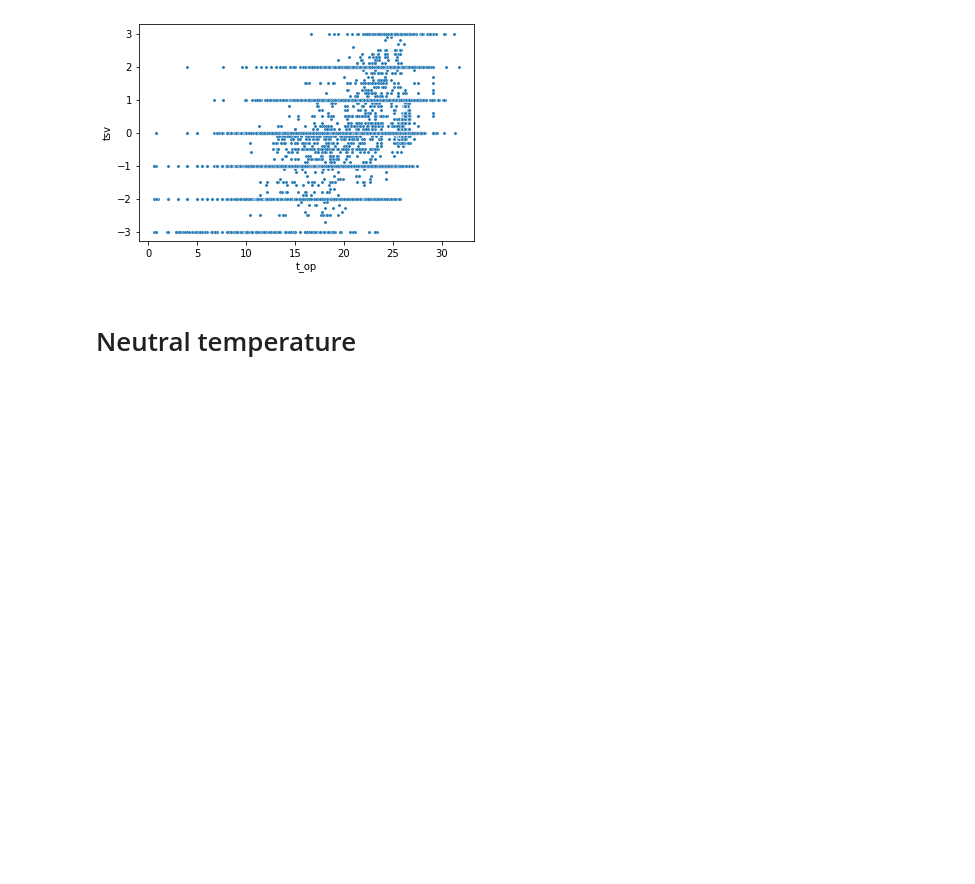
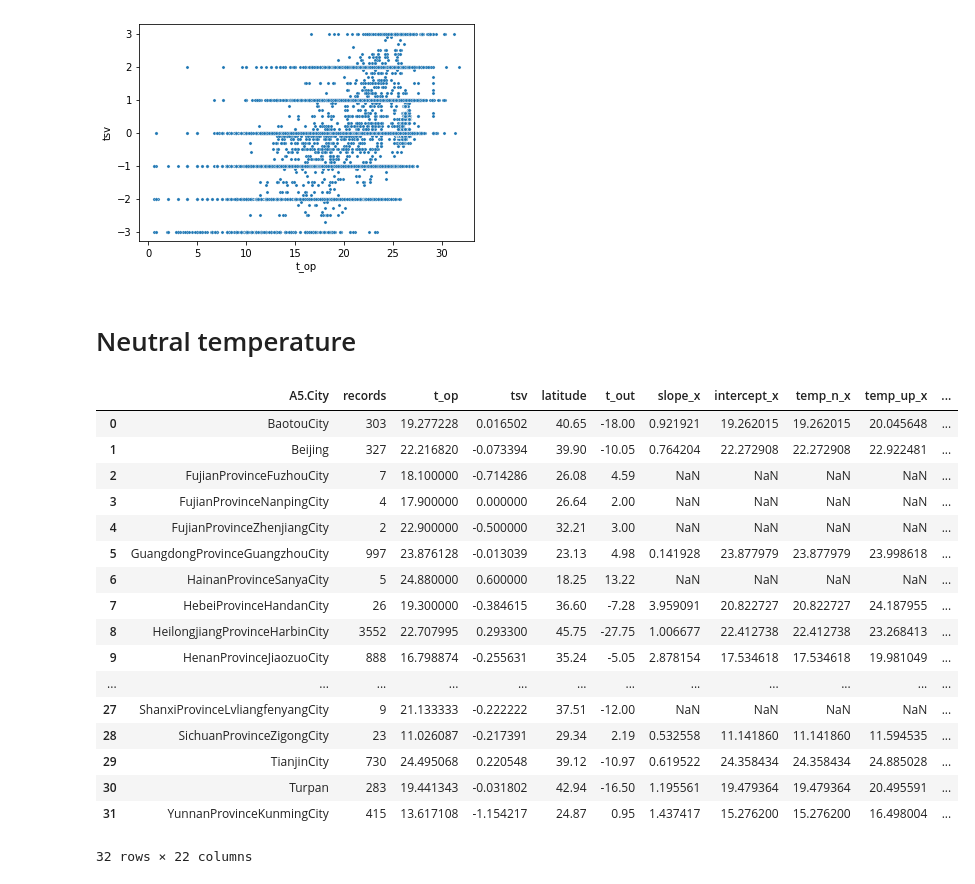
Before and after one commit to ruijis/RD_comfort, a Jupyter notebook: explore.ipynb, the cells around one changed output. Drawn from its saved outputs; the diff is of its cells as text; code cells hidden in the pictures; blank space fills up the shorter version.

```diff
--- a/explore.ipynb
+++ b/explore.ipynb
@@ -238,6 +321,27 @@ df_heating_city = df_heating_city.merge(results_df, left_on='A5.City', right_ind
 # %%
 # using griffith method to estimate temp_n
 df_heating_city['temp_n_grif'] = df_heating_city['t_op'] + (0 - df_heating_city['tsv'])/4.0
+# %%
+df_heating_city
+# %% [output]
+|  | A5.City | records | t_op | tsv | latitude | t_out | slope_x | intercept_x | temp_n_x | temp_up_x | ... |
+| 0 | BaotouCity | 303 | 19.277228 | 0.016502 | 40.65 | -18.00 | 0.921921 | 19.262015 | 19.262015 | 20.045648 | ... |
+| 1 | Beijing | 327 | 22.216820 | -0.073394 | 39.90 | -10.05 | 0.764204 | 22.272908 | 22.272908 | 22.922481 | ... |
+| 2 | FujianProvinceFuzhouCity | 7 | 18.100000 | -0.714286 | 26.08 | 4.59 | NaN | NaN | NaN | NaN | ... |
+| 3 | FujianProvinceNanpingCity | 4 | 17.900000 | 0.000000 | 26.64 | 2.00 | NaN | NaN | NaN | NaN | ... |
+| 4 | FujianProvinceZhenjiangCity | 2 | 22.900000 | -0.500000 | 32.21 | 3.00 | NaN | NaN | NaN | NaN | ... |
+| 5 | GuangdongProvinceGuangzhouCity | 997 | 23.876128 | -0.013039 | 23.13 | 4.98 | 0.141928 | 23.877979 | 23.877979 | 23.998618 | ... |
+| 6 | HainanProvinceSanyaCity | 5 | 24.880000 | 0.600000 | 18.25 | 13.22 | NaN | NaN | NaN | NaN | ... |
+| 7 | HebeiProvinceHandanCity | 26 | 19.300000 | -0.384615 | 36.60 | -7.28 | 3.959091 | 20.822727 | 20.822727 | 24.187955 | ... |
+| 8 | HeilongjiangProvinceHarbinCity | 3552 | 22.707995 | 0.293300 | 45.75 | -27.75 | 1.006677 | 22.412738 | 22.412738 | 23.268413 | ... |
+| 9 | HenanProvinceJiaozuoCity | 888 | 16.798874 | -0.255631 | 35.24 | -5.05 | 2.878154 | 17.534618 | 17.534618 | 19.981049 | ... |
+| ... | ... | ... | ... | ... | ... | ... | ... | ... | ... | ... | ... |
+| 27 | ShanxiProvinceLvliangfenyangCity | 9 | 21.133333 | -0.222222 | 37.51 | -12.00 | NaN | NaN | NaN | NaN | ... |
+| 28 | SichuanProvinceZigongCity | 23 | 11.026087 | -0.217391 | 29.34 | 2.19 | 0.532558 | 11.141860 | 11.141860 | 11.594535 | ... |
+| 29 | TianjinCity | 730 | 24.495068 | 0.220548 | 39.12 | -10.97 | 0.619522 | 24.358434 | 24.358434 | 24.885028 | ... |
+| 30 | Turpan | 283 | 19.441343 | -0.031802 | 42.94 | -16.50 | 1.195561 | 19.479364 | 19.479364 | 20.495591 | ... |
+| 31 | YunnanProvinceKunmingCity | 415 | 13.617108 | -1.154217 | 24.87 | 0.95 | 1.437417 | 15.276200 | 15.276200 | 16.498004 | ... |
+32 rows × 22 columns
 # %%
 # plot the scatter plot of t_out_monthly and temp_n, data point size is proportional to the number of records
 plt.figure(figsize=(6, 4))
```
Also changed, not shown: parts of 11 cells of this notebook, 3 other files.
